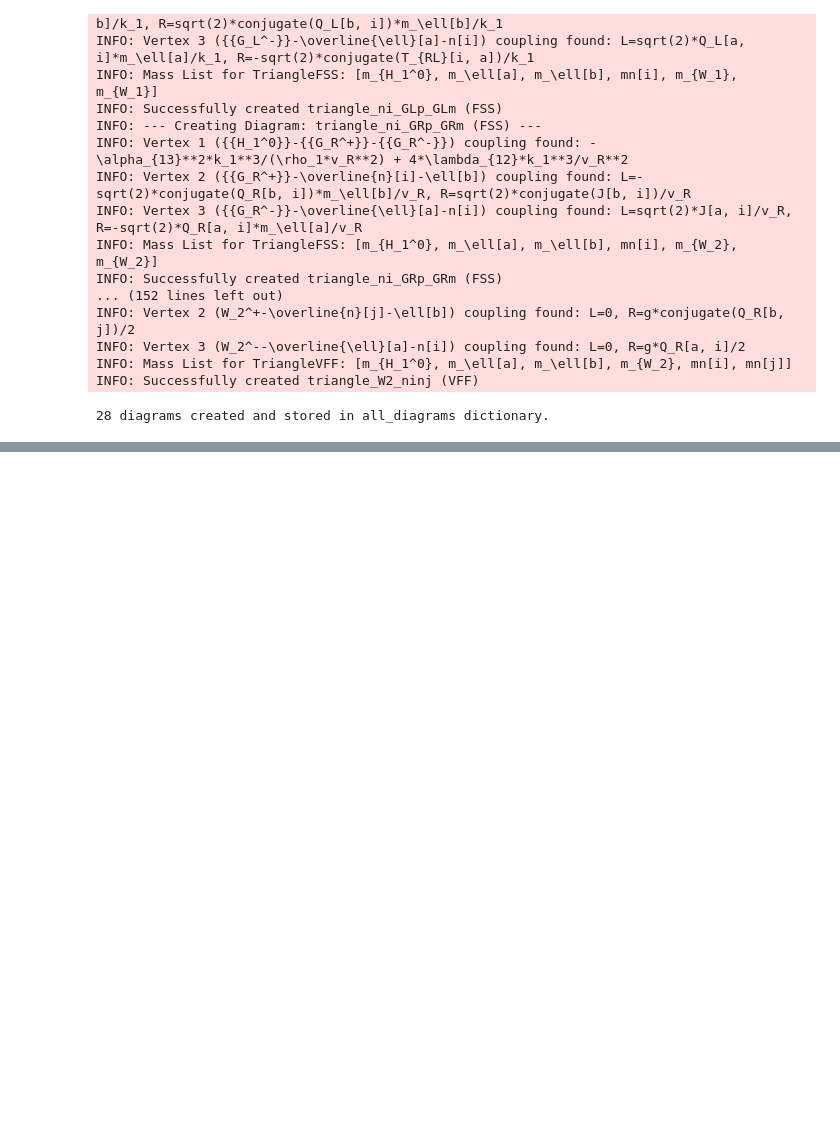
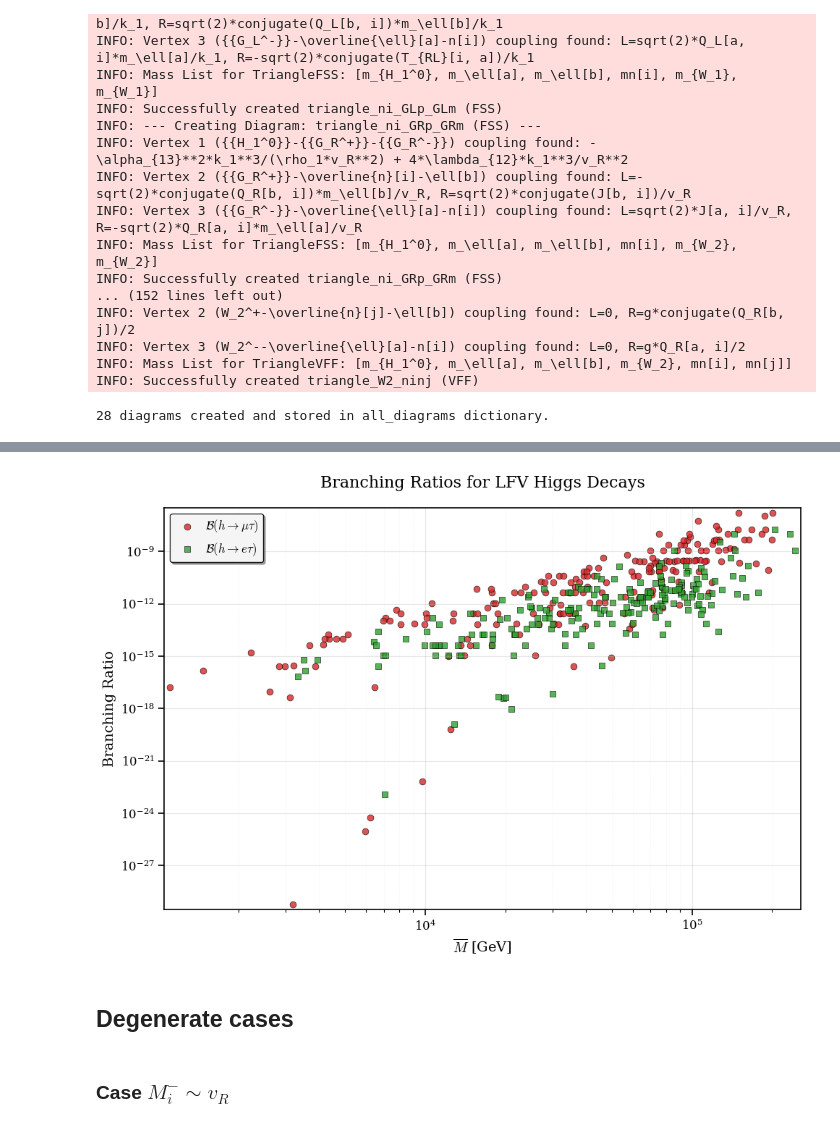
Before and after one commit to moiseszeleny/LRSM-with-Spheno, a Jupyter notebook: sympy_calculations/LFV decays DLRSM/plot_lfvhd.ipynb, the cells around one changed output, grey strips where cells are left out. Cells and saved outputs as stored; diff of their text form; code cells hidden in the pictures; blank space fills up the shorter version.

```diff
--- a/sympy_calculations/LFV decays DLRSM/plot_lfvhd.ipynb
+++ b/sympy_calculations/LFV decays DLRSM/plot_lfvhd.ipynb
@@ -184,0 +358,58 @@ from LFVXD.Hdecay_diagrams_v2 import calculate_decay_width, calculate_branching_
+# %%
+plt.rcParams.update({
+    'font.size': 12,
+    'font.family': 'serif',
+    'mathtext.fontset': 'cm',
+    'axes.linewidth': 1.2,
+    'xtick.major.width': 1.2,
+    'ytick.major.width': 1.2,
+    'xtick.minor.width': 0.8,
+    'ytick.minor.width': 0.8,
+    'xtick.major.size': 6,
+    'ytick.major.size': 6,
+    'xtick.minor.size': 3,
+    'ytick.minor.size': 3,
+})
+
+fig, ax = plt.subplots(figsize=(10, 7))
+
+scatter1 = ax.scatter(M_average_mutau, HBr_results_mutau,
+                     label=r'$\mathcal{B}(h \to \mu\tau)$',
+                     c='#d62728', marker='o', s=40, alpha=0.8, edgecolors='black', linewidth=0.5)
+scatter2 = ax.scatter(M_average_etau, HBr_results_etau,
+                     label=r'$\mathcal{B}(h \to e\tau)$',
+                     c='#2ca02c', marker='s', s=40, alpha=0.8, edgecolors='black', linewidth=0.5)
+
+ax.set_xscale('log')
+ax.set_yscale('log')
+
+ax.grid(True, which='major', linestyle='-', linewidth=0.8, alpha=0.3)
+ax.grid(True, which='minor', linestyle=':', linewidth=0.5, alpha=0.2)
+
+ax.set_xlabel(r'$\overline{M}$ [GeV]', fontsize=14)
+ax.set_ylabel(r'Branching Ratio', fontsize=14)
+ax.set_title('Branching Ratios for LFV Higgs Decays', fontsize=16, pad=20)
+
+legend = ax.legend(loc='best', frameon=True, fancybox=True, shadow=True,
+                   fontsize=12, ncol=1, columnspacing=1.0, handletextpad=0.5)
+legend.get_frame().set_facecolor('white')
+legend.get_frame().set_alpha(0.9)
+legend.get_frame().set_edgecolor('black')
+legend.get_frame().set_linewidth(1.0)
+
+ax.set_xlim(left=0.95*min(min(M_average_mutau), min(M_average_etau)),
+            right=1.05*max(max(M_average_mutau), max(M_average_etau)))
+ax.set_ylim(bottom=0.5*min(min(HBr_results_mutau), min(HBr_results_etau)),
+            top=2.0*max(max(HBr_results_mutau), max(HBr_results_etau)))
+
+ax.minorticks_on()
+
+plt.tight_layout()
+plt.savefig('images/branching_ratios_LFV_Higgs_decays_vR_100000.png', dpi=300)
+plt.show()
+# %% [output]
+[figure, added]
+# %% [markdown]
+## Degenerate cases
+# %% [markdown]
+### Case $M_i^- \sim v_R$
```
Also changed, not shown: parts of 36 cells of this notebook, 40 other files.
